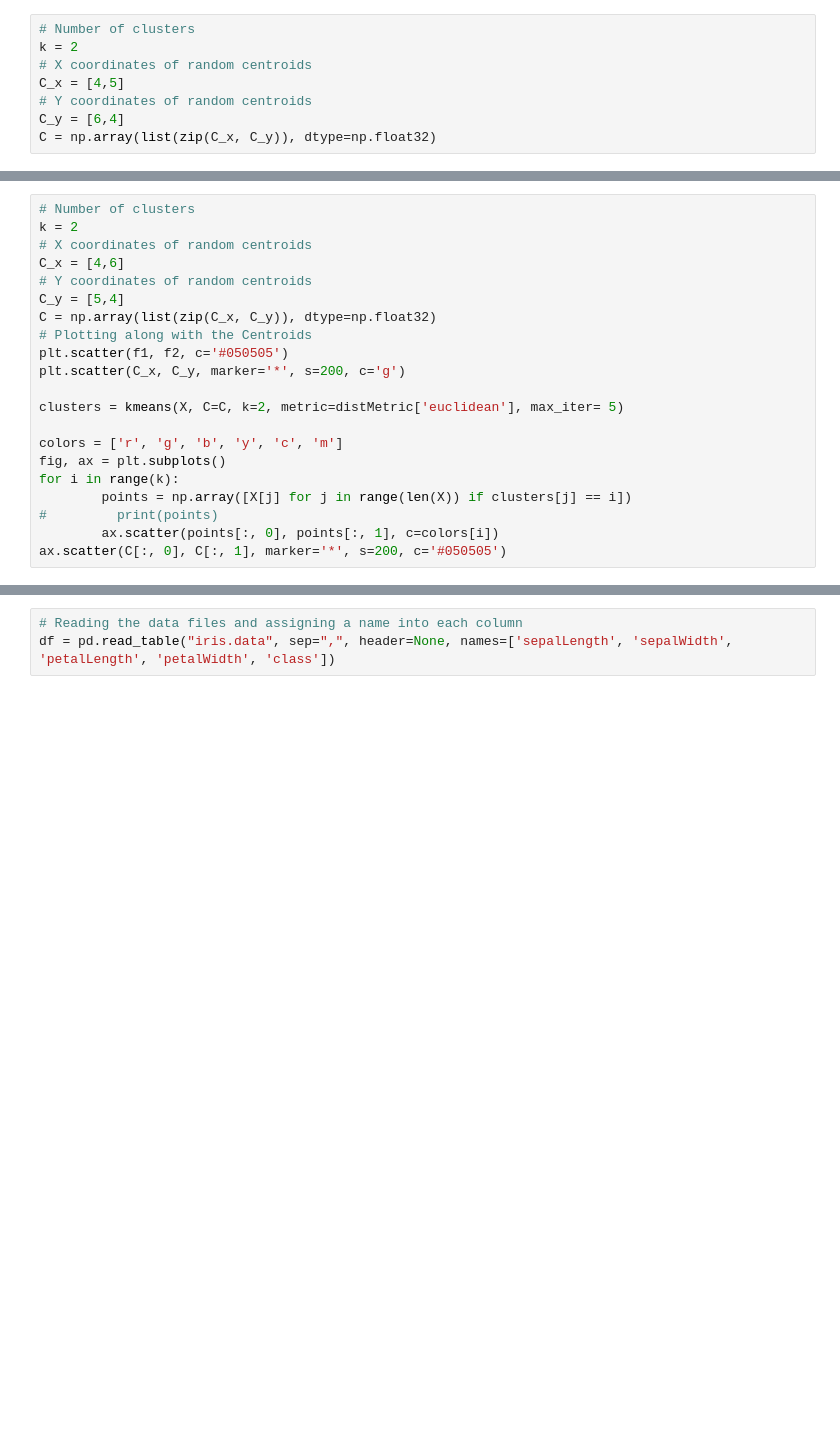
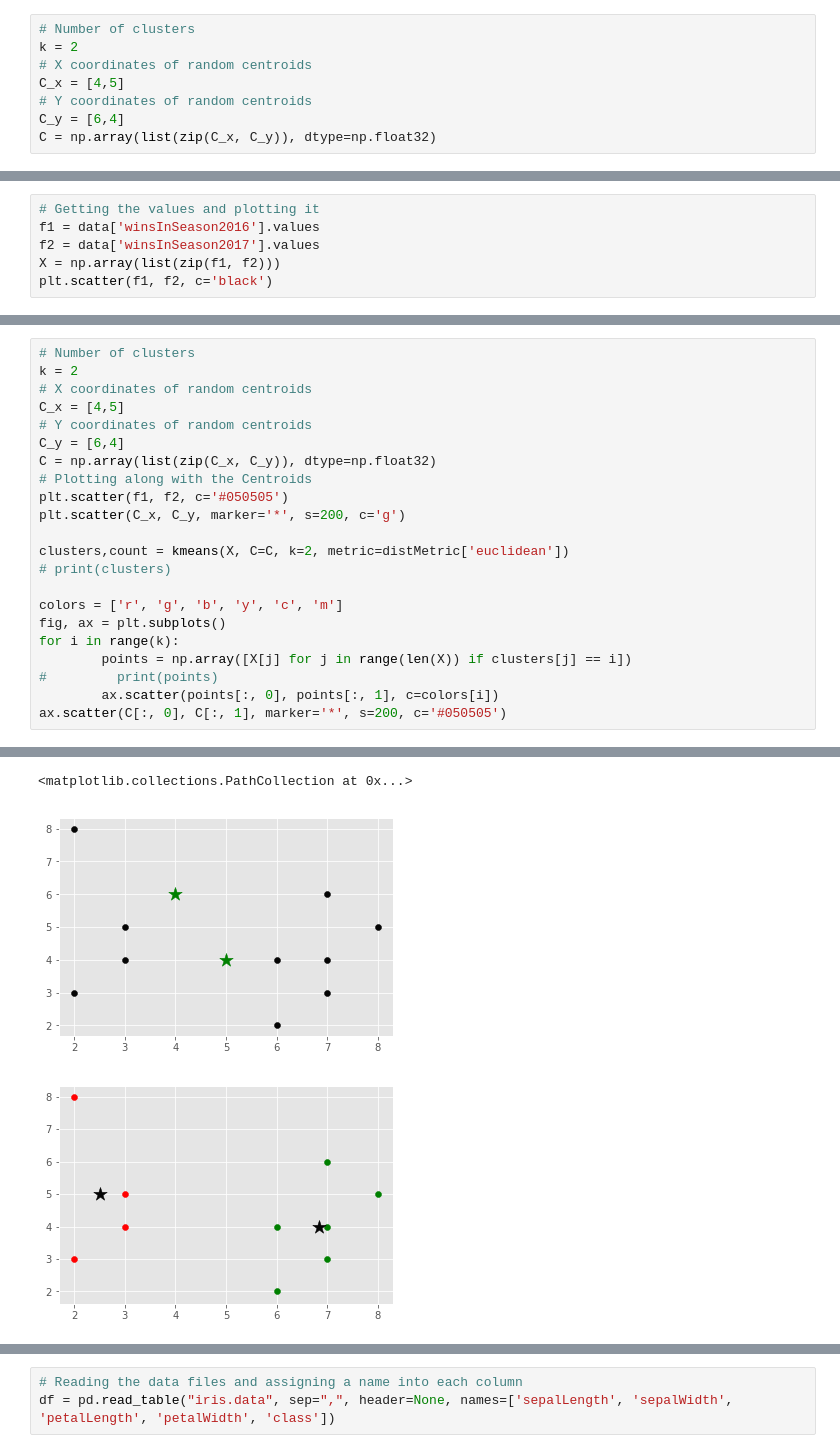
Before and after one commit to mykabir/CS5402, a Jupyter notebook: homework5/HomeWork5.ipynb, the cells around one changed output, grey strips where cells are left out. Cells and saved outputs as stored; diff of their text form; blank space fills up the shorter version.

```diff
--- a/homework5/HomeWork5.ipynb
+++ b/homework5/HomeWork5.ipynb
@@ -140,0 +176,6 @@ ax.scatter(C[:, 0], C[:, 1], marker='*', s=200, c='#050505')
+# %%
+# Getting the values and plotting it
+f1 = data['winsInSeason2016'].values
+f2 = data['winsInSeason2017'].values
+X = np.array(list(zip(f1, f2)))
+plt.scatter(f1, f2, c='black')
@@ -142,15 +186,16 @@ ax.scatter(C[:, 0], C[:, 1], marker='*', s=200, c='#050505')
 # Number of clusters
 k = 2
 # X coordinates of random centroids
-C_x = [4,6]
+C_x = [4,5]
 # Y coordinates of random centroids
-C_y = [5,4]
+C_y = [6,4]
 C = np.array(list(zip(C_x, C_y)), dtype=np.float32)
 # Plotting along with the Centroids
 plt.scatter(f1, f2, c='#050505')
 plt.scatter(C_x, C_y, marker='*', s=200, c='g')
 
-clusters = kmeans(X, C=C, k=2, metric=distMetric['euclidean'], max_iter= 5)
+clusters,count = kmeans(X, C=C, k=2, metric=distMetric['euclidean'])
+# print(clusters)
 
 colors = ['r', 'g', 'b', 'y', 'c', 'm']
 fig, ax = plt.subplots()
@@ -159,3 +204,4 @@ for i in range(k):
 #         print(points)
         ax.scatter(points[:, 0], points[:, 1], c=colors[i])
 ax.scatter(C[:, 0], C[:, 1], marker='*', s=200, c='#050505')
+# %% [output]
@@ -162,3 +217,6 @@ ax.scatter(C[:, 0], C[:, 1], marker='*', s=200, c='#050505')
+<matplotlib.collections.PathCollection at 0x...>
+[figure, added]
+[figure, added]
 # %%
 # Number of clusters
 k = 2
```
Also changed, not shown: parts of 18 cells of this notebook.
